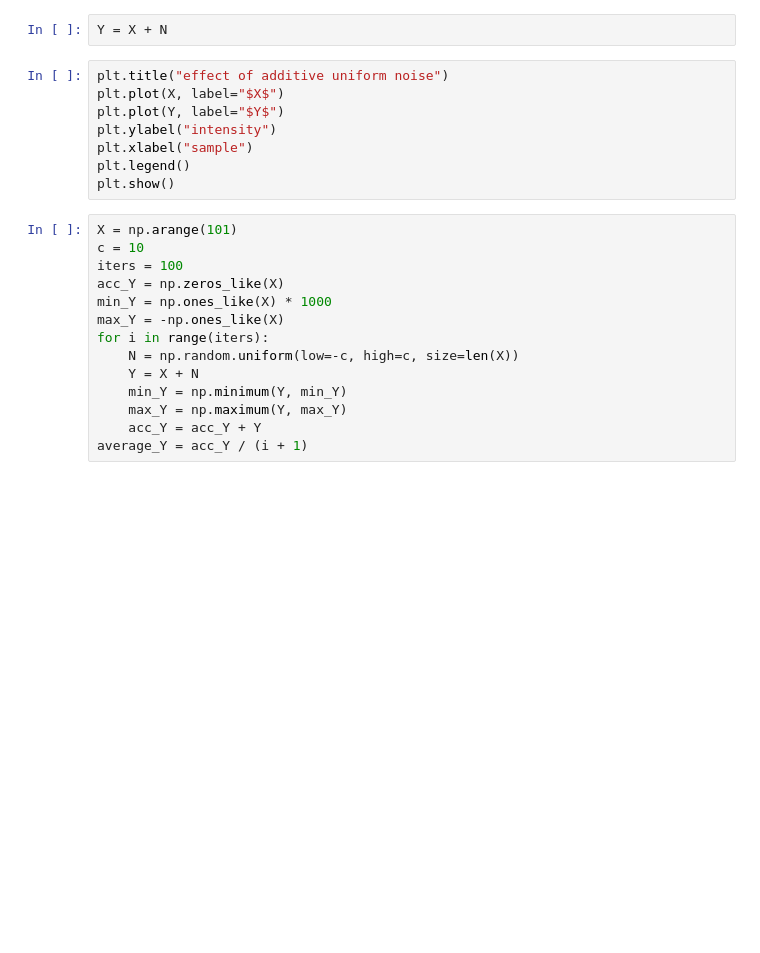
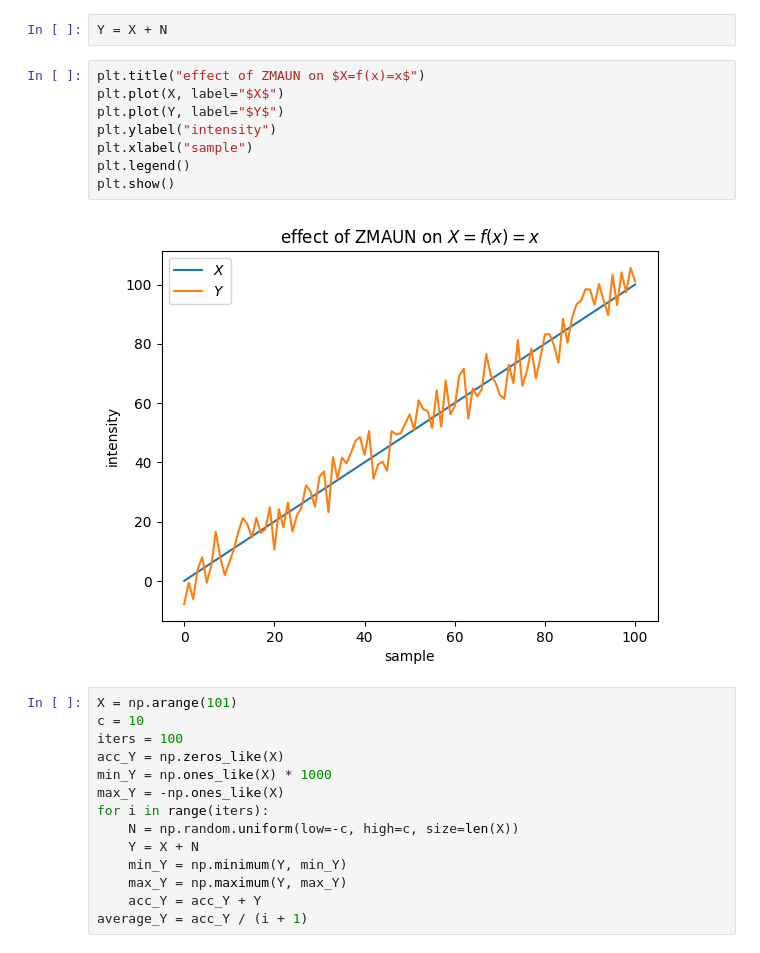
Before and after one commit to vicente-gonzalez-ruiz/denoising_analysis_using_FSC, a Jupyter notebook: figs/gaussian_averaging.ipynb, the cells around one changed output. Drawn from its saved outputs; the diff is of its cells as text; blank space fills up the shorter version.

```diff
--- a/figs/gaussian_averaging.ipynb
+++ b/figs/gaussian_averaging.ipynb
@@ -56,13 +73,15 @@ N.mean()
 # %%
 Y = X + N
 # %%
-plt.title("effect of additive uniform noise")
+plt.title("effect of ZMAUN on $X=f(x)=x$")
 plt.plot(X, label="$X$")
 plt.plot(Y, label="$Y$")
 plt.ylabel("intensity")
 plt.xlabel("sample")
 plt.legend()
 plt.show()
+# %% [output]
+[figure, added]
 # %%
 X = np.arange(101)
 c = 10
```
Also changed, not shown: parts of 10 cells of this notebook, 1 other file.
